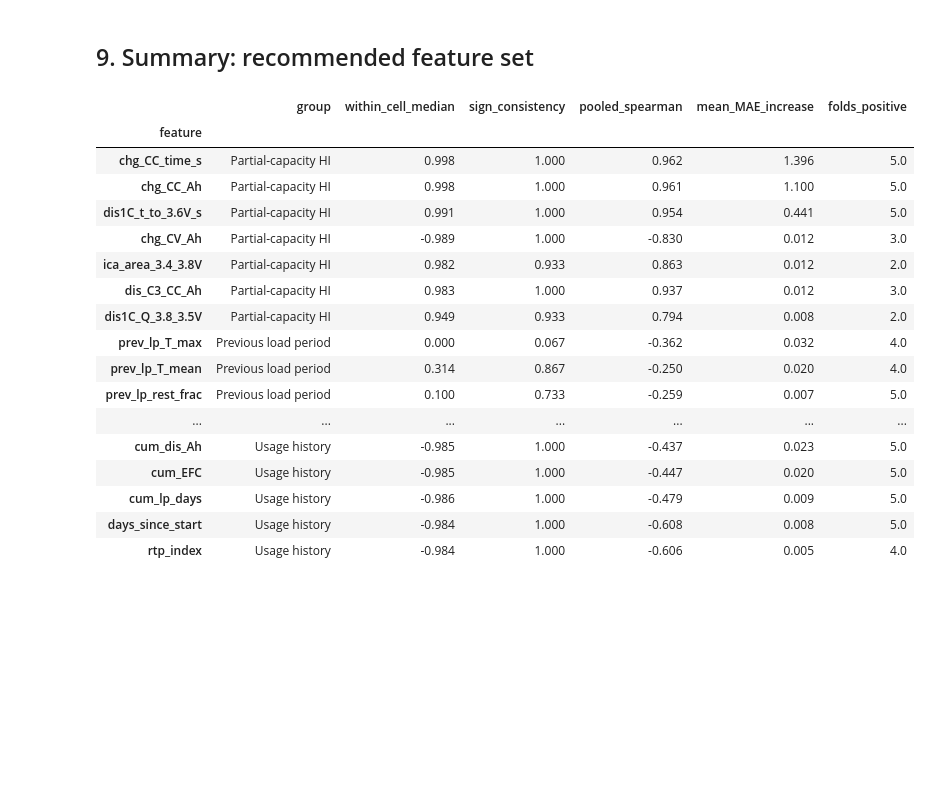
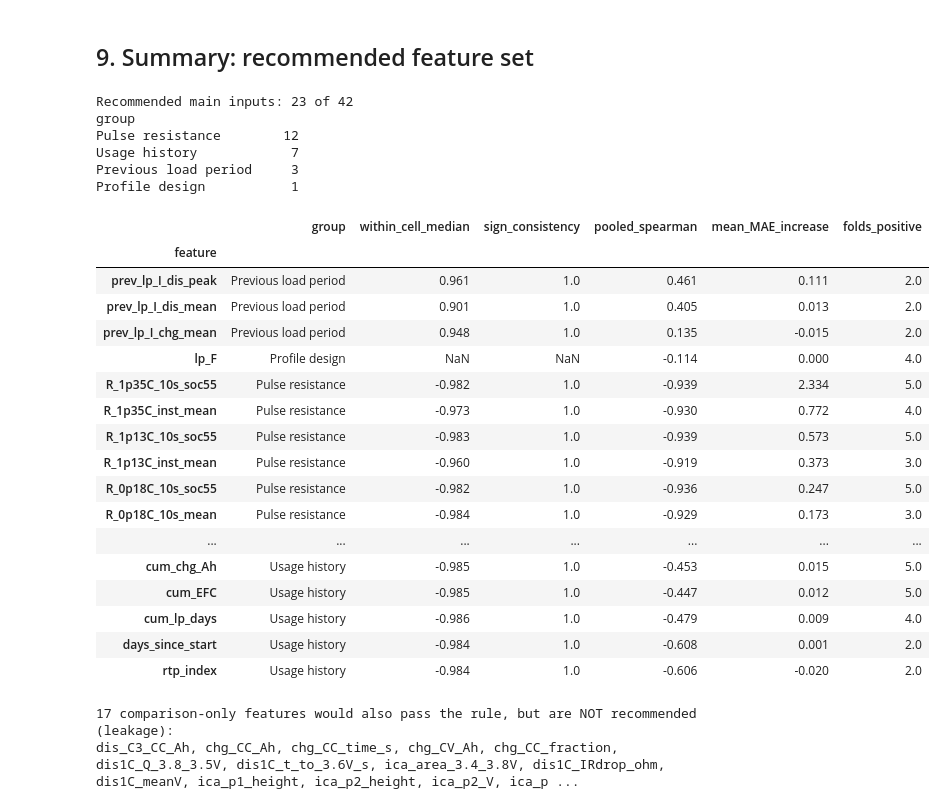
Before and after one commit to rachandeepkaur/battery-soh-prediction, a Jupyter notebook: notebooks/02_eda_feature_discovery.ipynb, the cells around one changed output. Saved outputs shown, nothing was run; the diff lists cells and outputs as text; code cells hidden in the pictures; blank space fills up the shorter version.

```diff
--- a/notebooks/02_eda_feature_discovery.ipynb
+++ b/notebooks/02_eda_feature_discovery.ipynb
@@ -392,20 +429,23 @@ g.savefig(FIG / "random_vs_groupcv_by_featureset.png", dpi=150); plt.show()
 # %%
-X, y, grp = df[FEATS], df.SOH.values, df.cell_id.values
+X, y, grp = df[MAIN_FEATS], df.SOH.values, df.cell_id.values
 imp_rows = []
 for tr, te in GroupKFold(min(5, df.cell_id.nunique())).split(X, y, grp):
     est = make_pipeline(SimpleImputer(strategy="median"), RandomForestRegressor(300, min_samples_leaf=2, random_state=0, n_jobs=-1))
     est.fit(X.iloc[tr], y[tr])
     pi = permutation_importance(est, X.iloc[te], y[te], n_repeats=10, random_state=0, scoring="neg_mean_absolute_error")
-    imp_rows.append(pd.Series(pi.importances_mean, index=FEATS))
+    imp_rows.append(pd.Series(pi.importances_mean, index=MAIN_FEATS))
 imp = pd.concat(imp_rows, axis=1)
 imp_summary = pd.DataFrame({"mean_MAE_increase": imp.mean(1), "folds_positive": (imp > 0).sum(1),
-                            "group": pd.Series(group_of)}).sort_values("mean_MAE_increase", ascending=False)
+                            "group": pd.Series(group_of)}).dropna(subset=["mean_MAE_increase"]) \
+                .sort_values("mean_MAE_increase", ascending=False)
 display(imp_summary.head(20).round(3))
 
 top15 = imp_summary.head(15)
 fig, ax = plt.subplots(figsize=(8, 5.5))
 ax.barh(top15.index[::-1], top15.mean_MAE_increase[::-1], color=[pal[g] for g in top15.group[::-1]])
-ax.set(xlabel="Increase in held-out-cell MAE when shuffled (pp)", title="Permutation importance (RF, leave-cell-out)")
+handles = [plt.Rectangle((0, 0), 1, 1, color=pal[g]) for g in MAIN_GROUPS if g in set(top15.group)]
+ax.legend(handles, [g for g in MAIN_GROUPS if g in set(top15.group)], fontsize=8, loc="lower right")
+ax.set(xlabel="Increase in held-out-cell MAE when shuffled (pp)", title="Permutation importance (RF, leave-cell-out, main inputs)")
 plt.tight_layout(); plt.savefig(FIG / "permutation_importance_groupcv.png", dpi=150); plt.show()
 # %% [output]
 |  | mean_MAE_increase | folds_positive | group |
@@ -452,30 +492,49 @@ training range (interpolation) and, separately, at the edge (extrapolation), and
 ## 9. Summary: recommended feature set
 # %%
 summary = screen.join(imp_summary[["mean_MAE_increase", "folds_positive"]])
-summary["keep"] = ((summary.within_cell_median.abs() >= 0.6) & (summary.sign_consistency >= 0.8)) | \
-                  ((summary.mean_MAE_increase > 0) & (summary.folds_positive >= 4))
-display(summary[summary.keep].sort_values(["group", "mean_MAE_increase"], ascending=[True, False])
-        [["group", "within_cell_median", "sign_consistency", "pooled_spearman", "mean_MAE_increase", "folds_positive"]].round(3))
+summary["role"] = np.where(summary.index.isin(MAIN_FEATS), "main input", "comparison only")
+passes = ((summary.within_cell_median.abs() >= 0.6) & (summary.sign_consistency >= 0.8)) | \
+         ((summary.mean_MAE_increase > 0) & (summary.folds_positive >= 4))
+summary["keep"] = passes & (summary.role == "main input")
+cols = ["group", "within_cell_median", "sign_consistency", "pooled_spearman", "mean_MAE_increase", "folds_positive"]
+
+kept = summary[summary.keep].sort_values(["group", "mean_MAE_increase"], ascending=[True, False])
+print(f"Recommended main inputs: {len(kept)} of {len(MAIN_FEATS)}")
+print(kept.group.value_counts().to_string())
+display(kept[cols].round(3))
+
+excluded = summary[passes & (summary.role == "comparison only")]
+print(f"\n{len(excluded)} comparison-only features would also pass the rule, but are NOT recommended (leakage):")
+print(", ".join(excluded.index))
+
 summary.round(4).to_csv(ROOT / "results" / "feature_screening_summary.csv")
 # %% [output]
+Recommended main inputs: 23 of 42
+group
+Pulse resistance        12
+Usage history            7
+Previous load period     3
+Profile design           1
 |  | group | within_cell_median | sign_consistency | pooled_spearman | mean_MAE_increase | folds_positive |
 | feature |  |  |  |  |  |  |
-| chg_CC_time_s | Partial-capacity HI | 0.998 | 1.000 | 0.962 | 1.396 | 5.0 |
-| chg_CC_Ah | Partial-capacity HI | 0.998 | 1.000 | 0.961 | 1.100 | 5.0 |
-| dis1C_t_to_3.6V_s | Partial-capacity HI | 0.991 | 1.000 | 0.954 | 0.441 | 5.0 |
-| chg_CV_Ah | Partial-capacity HI | -0.989 | 1.000 | -0.830 | 0.012 | 3.0 |
-| ica_area_3.4_3.8V | Partial-capacity HI | 0.982 | 0.933 | 0.863 | 0.012 | 2.0 |
-| dis_C3_CC_Ah | Partial-capacity HI | 0.983 | 1.000 | 0.937 | 0.012 | 3.0 |
-| dis1C_Q_3.8_3.5V | Partial-capacity HI | 0.949 | 0.933 | 0.794 | 0.008 | 2.0 |
-| prev_lp_T_max | Previous load period | 0.000 | 0.067 | -0.362 | 0.032 | 4.0 |
-| prev_lp_T_mean | Previous load period | 0.314 | 0.867 | -0.250 | 0.020 | 4.0 |
-| prev_lp_rest_frac | Previous load period | 0.100 | 0.733 | -0.259 | 0.007 | 5.0 |
+| prev_lp_I_dis_peak | Previous load period | 0.961 | 1.0 | 0.461 | 0.111 | 2.0 |
+| prev_lp_I_dis_mean | Previous load period | 0.901 | 1.0 | 0.405 | 0.013 | 2.0 |
+| prev_lp_I_chg_mean | Previous load period | 0.948 | 1.0 | 0.135 | -0.015 | 2.0 |
+| lp_F | Profile design | NaN | NaN | -0.114 | 0.000 | 4.0 |
+| R_1p35C_10s_soc55 | Pulse resistance | -0.982 | 1.0 | -0.939 | 2.334 | 5.0 |
+| R_1p35C_inst_mean | Pulse resistance | -0.973 | 1.0 | -0.930 | 0.772 | 4.0 |
+| R_1p13C_10s_soc55 | Pulse resistance | -0.983 | 1.0 | -0.939 | 0.573 | 5.0 |
+| R_1p13C_inst_mean | Pulse resistance | -0.960 | 1.0 | -0.919 | 0.373 | 3.0 |
+| R_0p18C_10s_soc55 | Pulse resistance | -0.982 | 1.0 | -0.936 | 0.247 | 5.0 |
+| R_0p18C_10s_mean | Pulse resistance | -0.984 | 1.0 | -0.929 | 0.173 | 3.0 |
 | ... | ... | ... | ... | ... | ... | ... |
-| cum_dis_Ah | Usage history | -0.985 | 1.000 | -0.437 | 0.023 | 5.0 |
-| cum_EFC | Usage history | -0.985 | 1.000 | -0.447 | 0.020 | 5.0 |
-| cum_lp_days | Usage history | -0.986 | 1.000 | -0.479 | 0.009 | 5.0 |
-| days_since_start | Usage history | -0.984 | 1.000 | -0.608 | 0.008 | 5.0 |
-| rtp_index | Usage history | -0.984 | 1.000 | -0.606 | 0.005 | 4.0 |
+| cum_chg_Ah | Usage history | -0.985 | 1.0 | -0.453 | 0.015 | 5.0 |
+| cum_EFC | Usage history | -0.985 | 1.0 | -0.447 | 0.012 | 5.0 |
+| cum_lp_days | Usage history | -0.986 | 1.0 | -0.479 | 0.009 | 4.0 |
+| days_since_start | Usage history | -0.984 | 1.0 | -0.608 | 0.001 | 2.0 |
+| rtp_index | Usage history | -0.984 | 1.0 | -0.606 | -0.020 | 2.0 |
+17 comparison-only features would also pass the rule, but are NOT recommended (leakage):
+dis_C3_CC_Ah, chg_CC_Ah, chg_CC_time_s, chg_CV_Ah, chg_CC_fraction, dis1C_Q_3.8_3.5V, dis1C_t_to_3.6V_s, ica_area_3.4_3.8V, dis1C_IRdrop_ohm, dis1C_meanV, ica_p1_height, ica_p2_height, ica_p2_V, ica_p ...
 # %% [markdown]
 #Summary
 
```
Also changed, not shown: parts of 12 cells of this notebook, 23 other files.
